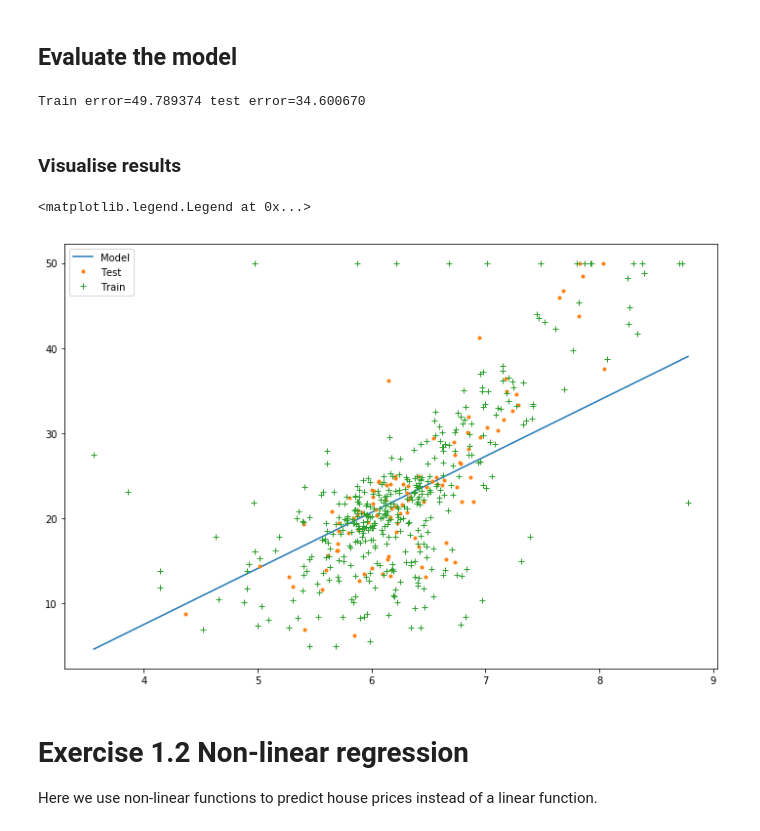
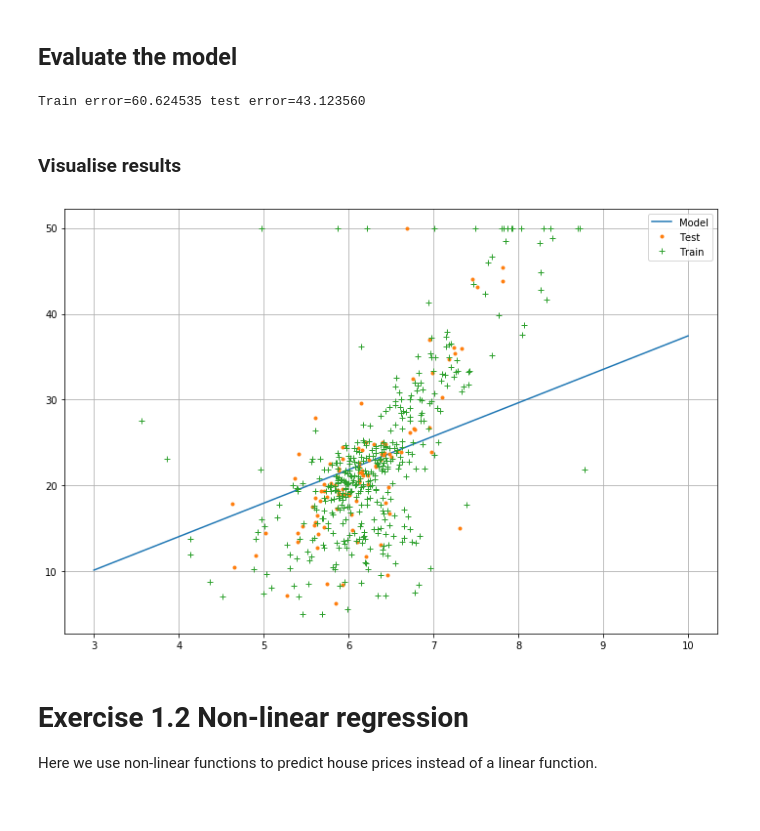
Before and after one commit to futurice/ml-crash-course, a Jupyter notebook: exercises/01_Boston_house_prediction_with_NN.ipynb, the cells around one changed output. Drawn from its saved outputs; the diff is of its cells as text; code cells hidden in the pictures.

```diff
--- a/exercises/01_Boston_house_prediction_with_NN.ipynb
+++ b/exercises/01_Boston_house_prediction_with_NN.ipynb
@@ -219,7 +219,7 @@ _________________________________________________________________
 ## Define loss/cost function and optimizer and compile network
 # %%
 model.compile(loss='mean_squared_error',
-              optimizer='adam')
+              optimizer=RMSprop())
 # %% [markdown]
 ## Train the model
 # %%
@@ -231,7 +231,7 @@ x_train.shape, y_train.shape, x_test.shape, y_test.shape
 # %%
 history = model.fit(x_train, y_train,
                     batch_size=32,
-                    epochs=10000,
+                    epochs=1000,
                     verbose=0)
 # %% [markdown]
 ## Evaluate the model
@@ -240,18 +240,19 @@ train_error = mean_squared_error(y_train, model.predict(x_train, verbose=0))
 test_error = mean_squared_error(y_test, model.predict(x_test, verbose=0))
 print('Train error=%f test error=%f' % (train_error, test_error))
 # %% [output]
-Train error=49.789374 test error=34.600670
+Train error=60.624535 test error=43.123560
 # %% [markdown]
 ### Visualise results
 # %%
 pylab.figure()
+xs = np.linspace(3, 10, 20)
 pylab.plot(xs, model.predict(xs.reshape(-1, 1)))
 pylab.plot(x_test, y_test, '.')
 pylab.plot(x_train, y_train, '+')
 pylab.legend(['Model', 'Test', 'Train'])
+pylab.grid()
 # %% [output]
-<matplotlib.legend.Legend at 0x...>
-[figure, old version]
+[figure, new version]
 # %% [markdown]
 # Exercise 1.2 Non-linear regression
 Here we use non-linear functions to predict house prices instead of a linear function.
```
Also changed, not shown: parts of 11 cells of this notebook.
